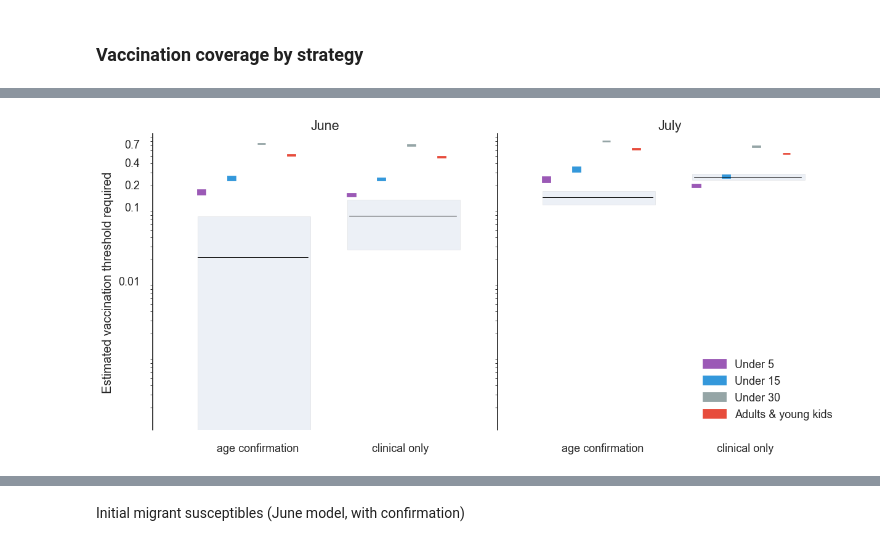
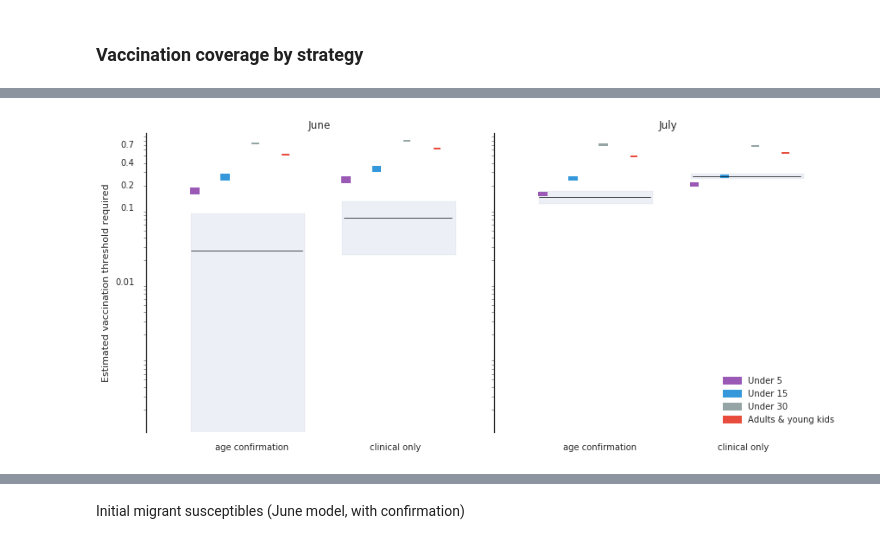
Before and after one commit to fonnesbeck/SaoPauloMeasles, a Jupyter notebook: Non-Spatial Measles Model.ipynb, the cells around one changed output, grey strips where cells are left out. Saved outputs shown, nothing was run; the diff lists cells and outputs as text; code cells hidden in the pictures.

```diff
--- a/Non-Spatial Measles Model.ipynb
+++ b/Non-Spatial Measles Model.ipynb
@@ -1010,36 +1022,36 @@ with sns.axes_style("ticks"):
         ax.add_patch(Rectangle((0.2, q[0, 1+2*i]), 0.15, q[1, 1+2*i]-q[0, 1+2*i], alpha=0.1))
 
         # Add estimates
         conf = ('Lab', 'Clinical')
         handles = []
         for j, pct in enumerate(['pct_5', 'pct_15', 'pct_30', 'pct_adult']):
 
-            interval = qcoverage.ix[('June', conf[i])]
+            interval = qcoverage.ix[(months[i], conf[0])]
             ax.add_patch(Rectangle((0.04*j, interval.loc[0.025, pct]),
                                    0.01, interval.loc[0.975, pct]-interval.loc[0.025, pct],
                                    lw=2,
                                    color=colors[j]))
 
-            interval = qcoverage.ix[('July', conf[i])]
+            interval = qcoverage.ix[(months[i], conf[1])]
             rect = Rectangle((0.04*j + 0.2, interval.loc[0.025, pct]),
                                    0.01, interval.loc[0.975, pct]-interval.loc[0.025, pct],
                                    lw=2, label=label_lookup[pct],
                                    color=colors[j])
             ax.add_patch(rect)
             handles.append(rect)
 
 
         ax.axhline(m[2*i], 0.13, 0.45, color='black', lw=0.7)
         ax.axhline(m[1+2*i], 0.57, 0.88, color='black', lw=0.7)
 
     ax2.set_yticks([])
     ax1.set_ylabel('Estimated vaccination threshold required')
 
     ax2.legend(handles=handles, loc=4)
 
     sns.despine(bottom=True)
 # %% [output]
-[figure, old version]
+[figure, new version]
 # %%
 model_june_noconf.summary(['pct_5', 'pct_15', 'pct_30', 'pct_adult'])
 # %% [output]
```
Also changed, not shown: parts of 40 cells of this notebook.
